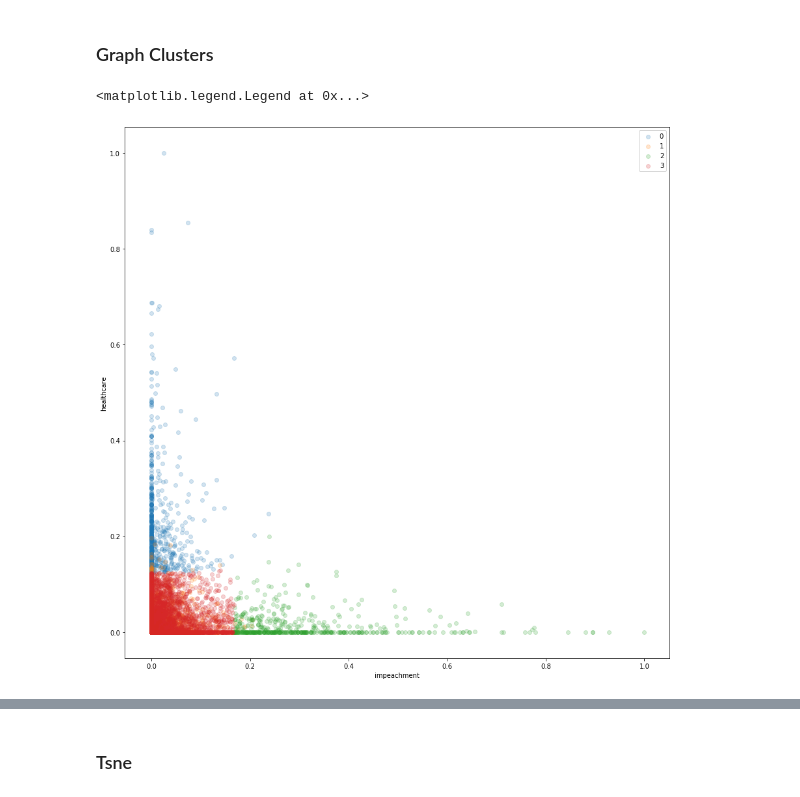
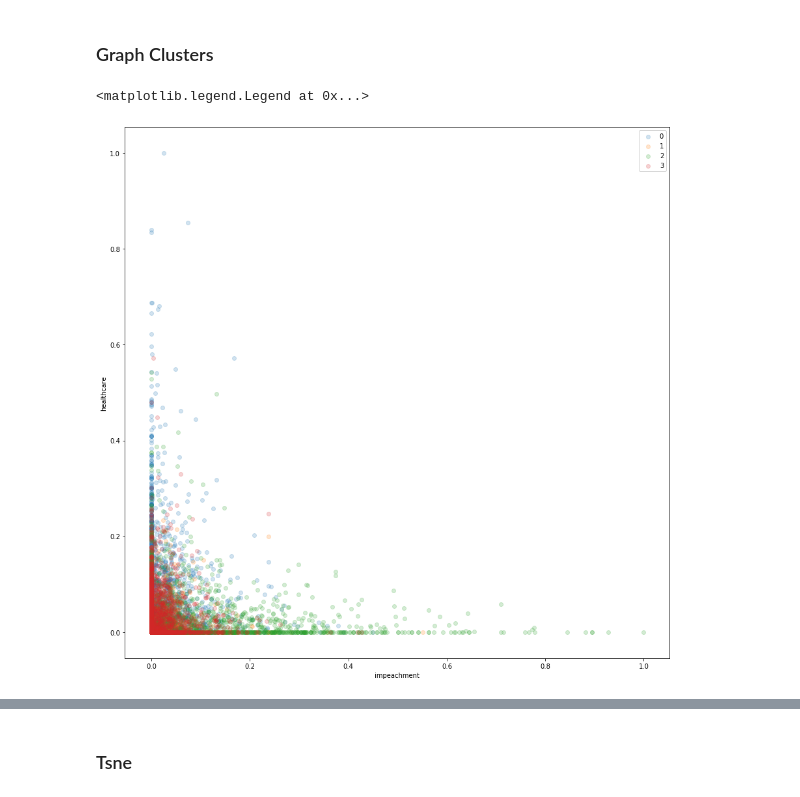
Before and after one commit to willyraedy/dem_electorate, a Jupyter notebook: notebooks/user_segmentation/Clustering - Numeric Values.ipynb, the cells around one changed output, grey strips where cells are left out. Saved outputs shown, nothing was run; the diff lists cells and outputs as text; code cells hidden in the pictures.

Commit message:
clean user segmentatino notebooks

```diff
--- a/notebooks/user_segmentation/Clustering - Numeric Values.ipynb
+++ b/notebooks/user_segmentation/Clustering - Numeric Values.ipynb
@@ -9,10 +9,10 @@ pd.set_option('display.max_columns', 50)
 pd.set_option('display.max_rows', 100)
 pd.set_option('display.float_format', lambda x: '%.3f' % x)
 # %%
-with open('data_users_topic_labeled.pickle', 'rb') as read_file:
+with open('../../data/interim/data_users_topic_labeled.pickle', 'rb') as read_file:
     data_raw = pickle.load(read_file)
 # %%
-with open('user_comments_with_sentiment.pickle', 'rb') as read_file:
+with open('../../data/interim/user_comments_with_sentiment.pickle', 'rb') as read_file:
     data_raw_sentiment = pickle.load(read_file)
 # %%
 def process_raw_subreddit_counts(df_):
@@ -55,7 +55,7 @@ def process_raw_sentiment_scores(df_):
 data_sent = process_raw_sentiment_scores(data_raw)
 data_sub_dist = process_raw_subreddit_counts(data_sent)
 # %%
-with open('raw_tone_results.pickle', 'rb') as read_file:
+with open('../../data/interim/raw_tone_results.pickle', 'rb') as read_file:
     raw_tone = pickle.load(read_file)
 # %%
 tone_series = raw_tone.reset_index()
@@ -492,14 +511,14 @@ pd.DataFrame(scaler.fit_transform(km.cluster_centers_), columns=selected_columns
 # %%
 plt.figure(figsize=(15, 15))
 for g in range(num_clusters):
     plt.scatter(
-        pac[to_graph.group == g][to_graph.columns[0]],
+        to_graph[to_graph.group == g][to_graph.columns[0]],
         to_graph[to_graph.group == g][to_graph.columns[1]],
         alpha=0.2
     )
     plt.xlabel(to_graph.columns[0])
     plt.ylabel(to_graph.columns[1])
 plt.legend(range(num_clusters))
 # %% [output]
 <matplotlib.legend.Legend at 0x...>
-[figure, old version]
+[figure, new version]
```
Also changed, not shown: parts of 25 cells of this notebook, 3 other files.
